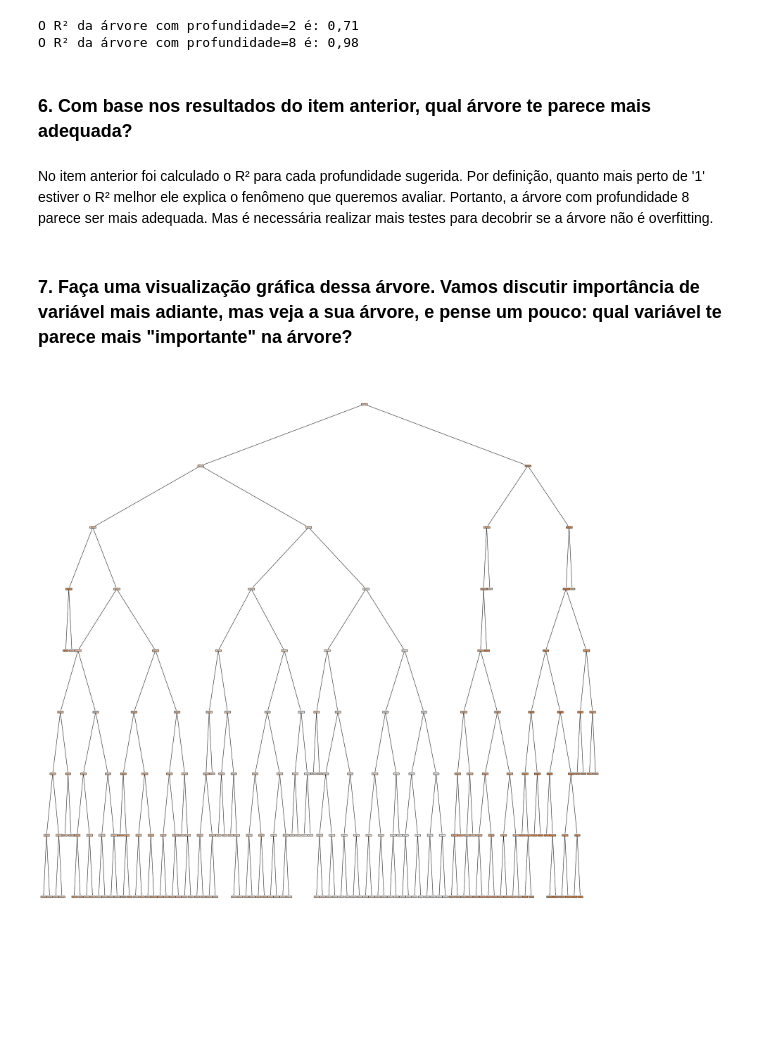
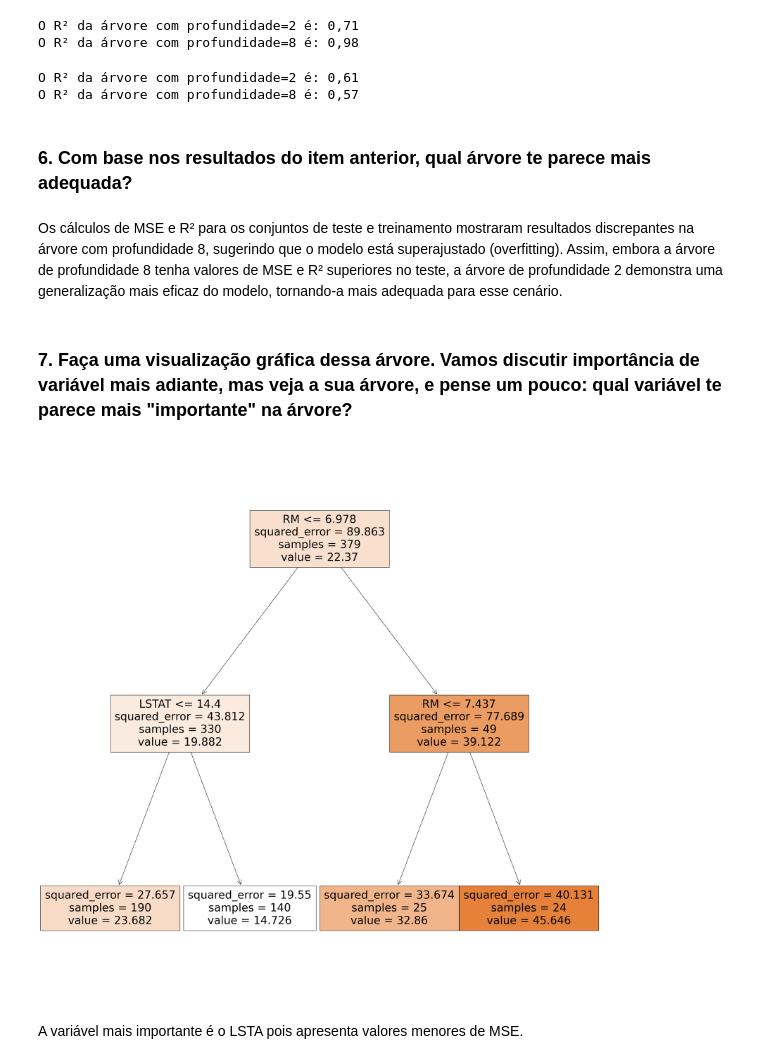
Before and after one commit to RaulFariasBatista/Atividades-python, a Jupyter notebook: Mod11Ex01.ipynb, the cells around one changed output. Drawn from its saved outputs; the diff is of its cells as text; code cells hidden in the pictures; blank space fills up the shorter version.

```diff
--- a/Mod11Ex01.ipynb
+++ b/Mod11Ex01.ipynb
@@ -155,16 +180,29 @@ print(template.format(regr_2.get_depth(),mse2).replace(".",","))
 # %% [output]
 O R² da árvore com profundidade=2 é: 0,71
 O R² da árvore com profundidade=8 é: 0,98
+# %%
+mse1 = regr_1.score(X_test, y_test)
+mse2 = regr_2.score(X_test, y_test)
+
+template = "O R² da árvore com profundidade={0} é: {1:.2f}"
+
+print(template.format(regr_1.get_depth(),mse1).replace(".",","))
+print(template.format(regr_2.get_depth(),mse2).replace(".",","))
+# %% [output]
+O R² da árvore com profundidade=2 é: 0,61
+O R² da árvore com profundidade=8 é: 0,57
 # %% [markdown]
 ### 6. Com base nos resultados do item anterior, qual árvore te parece mais adequada?
-# %% [markdown]
-No item anterior foi calculado o R² para cada profundidade sugerida. Por definição, quanto mais perto de '1' estiver o R² melhor ele explica o fenômeno que queremos avaliar. Portanto, a árvore com profundidade 8 parece ser mais adequada. Mas é necessária realizar mais testes para decobrir se a árvore não é overfitting.
+# %% [markdown]
+Os cálculos de MSE e R² para os conjuntos de teste e treinamento mostraram resultados discrepantes na árvore com profundidade 8, sugerindo que o modelo está superajustado (overfitting). Assim, embora a árvore de profundidade 8 tenha valores de MSE e R² superiores no teste, a árvore de profundidade 2 demonstra uma generalização mais eficaz do modelo, tornando-a mais adequada para esse cenário.
 # %% [markdown]
 ### 7. Faça uma visualização gráfica dessa árvore. Vamos discutir importância de variável mais adiante, mas veja a sua árvore, e pense um pouco: qual variável te parece mais "importante" na árvore?
 # %%
 plt.rc('figure', figsize=(30, 30))
-tp = tree.plot_tree(regr_2,
+tp = tree.plot_tree(regr_1,
                     feature_names=X.columns,
                     filled=True)
 # %% [output]
-[figure, old version]
+[figure, new version]
+# %% [markdown]
+A variável mais importante é o LSTA pois apresenta valores menores de MSE.
```
Also changed, not shown: parts of 3 cells of this notebook.
